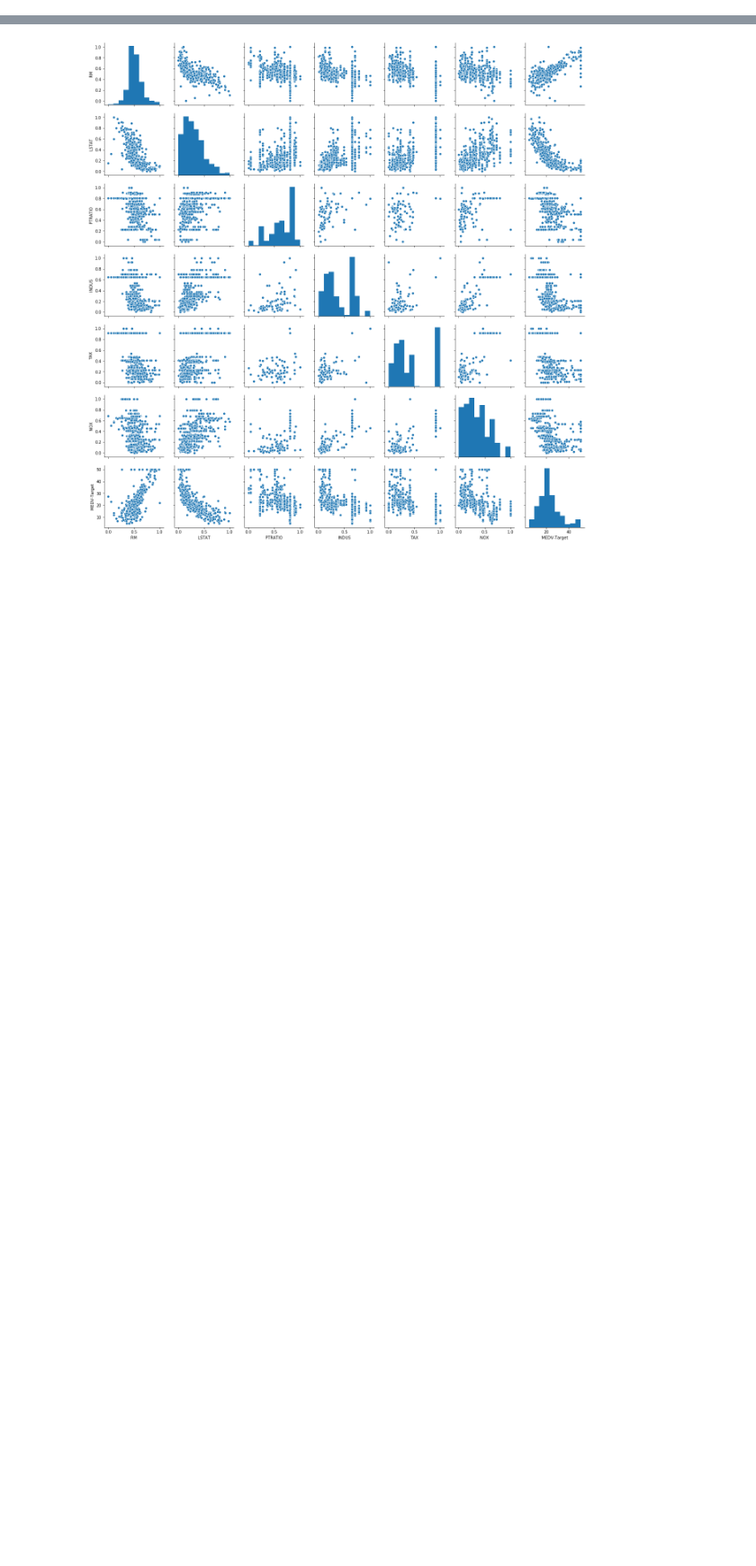
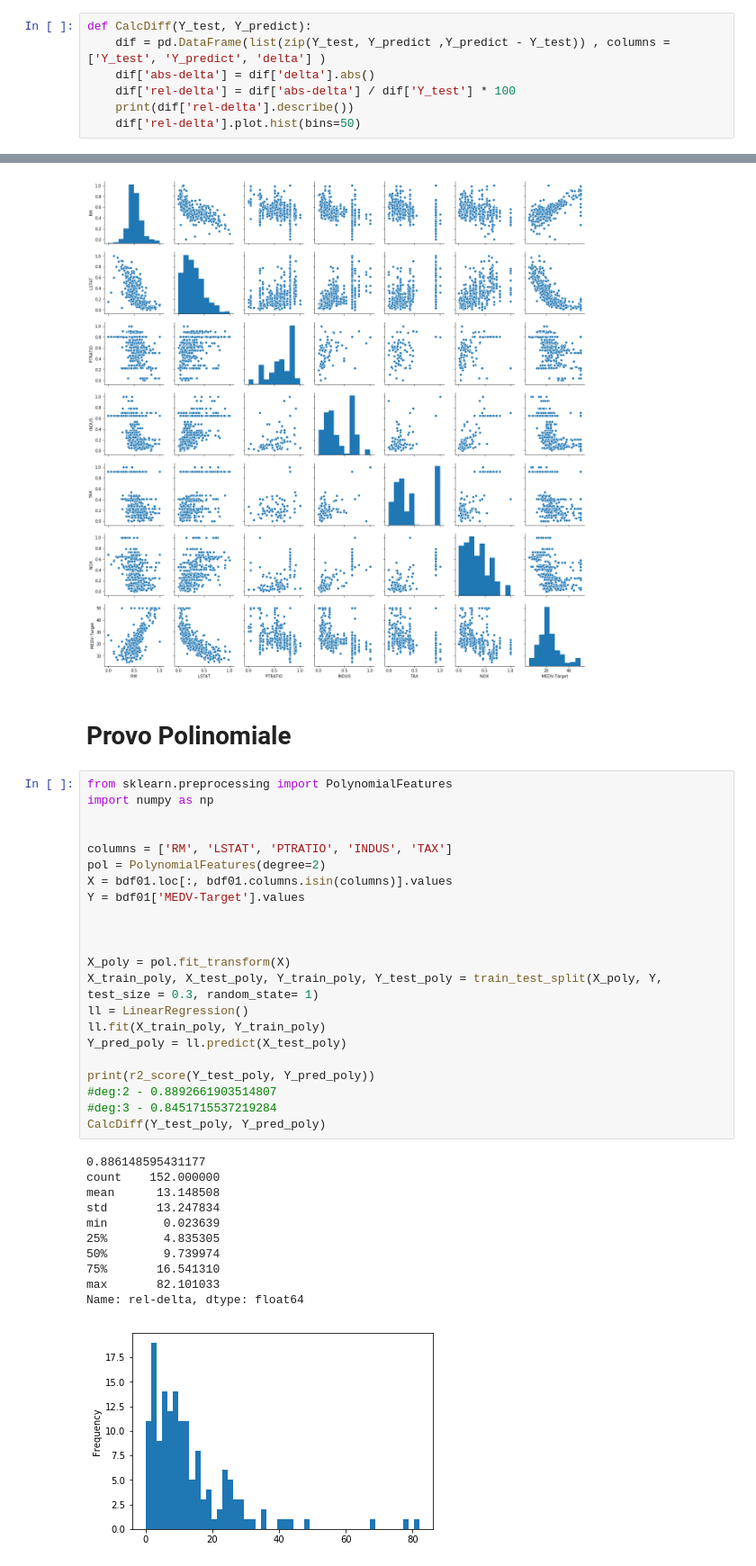
Before and after one commit to livio-grattarola/ProveMachineLearning, a Jupyter notebook: LinearRegression.ipynb, the cells around one changed output, grey strips where cells are left out. Shown at 90% size. Cells and saved outputs as stored; diff of their text form; blank space fills up the shorter version.

Commit message:
Studi R2, aggiunta polinomiale

```diff
--- a/LinearRegression.ipynb
+++ b/LinearRegression.ipynb
@@ -144,0 +167,7 @@ r2s
+# %%
+def CalcDiff(Y_test, Y_predict):
+    dif = pd.DataFrame(list(zip(Y_test, Y_predict ,Y_predict - Y_test)) , columns = ['Y_test', 'Y_predict', 'delta'] )
+    dif['abs-delta'] = dif['delta'].abs()
+    dif['rel-delta'] = dif['abs-delta'] / dif['Y_test'] * 100
+    print(dif['rel-delta'].describe())
+    dif['rel-delta'].plot.hist(bins=50)
@@ -202,3 +242,39 @@ sns.pairplot(bdf01[['RM', 'LSTAT', 'PTRATIO', 'INDUS', 'TAX', 'NOX', 'MEDV-Targe
 # %% [output]
 <seaborn.axisgrid.PairGrid at 0x...>
 [figure]
+# %% [markdown]
+# Provo Polinomiale
+# %%
+from sklearn.preprocessing import PolynomialFeatures
+import numpy as np
+
+
+columns = ['RM', 'LSTAT', 'PTRATIO', 'INDUS', 'TAX']
+pol = PolynomialFeatures(degree=2)
+X = bdf01.loc[:, bdf01.columns.isin(columns)].values
+Y = bdf01['MEDV-Target'].values
+
+
+
+X_poly = pol.fit_transform(X)
+X_train_poly, X_test_poly, Y_train_poly, Y_test_poly = train_test_split(X_poly, Y, test_size = 0.3, random_state= 1)
+ll = LinearRegression()
+ll.fit(X_train_poly, Y_train_poly)
+Y_pred_poly = ll.predict(X_test_poly)
+
+print(r2_score(Y_test_poly, Y_pred_poly))
+#deg:2 - 0.8892661903514807
+#deg:3 - 0.8451715537219284
+CalcDiff(Y_test_poly, Y_pred_poly)
+# %% [output]
+0.886148595431177
+count    152.000000
+mean      13.148508
+std       13.247834
+min        0.023639
+25%        4.835305
+50%        9.739974
+75%       16.541310
+max       82.101033
+Name: rel-delta, dtype: float64
+[figure, added]
```
Also changed, not shown: parts of 11 cells of this notebook, 1 other file.
